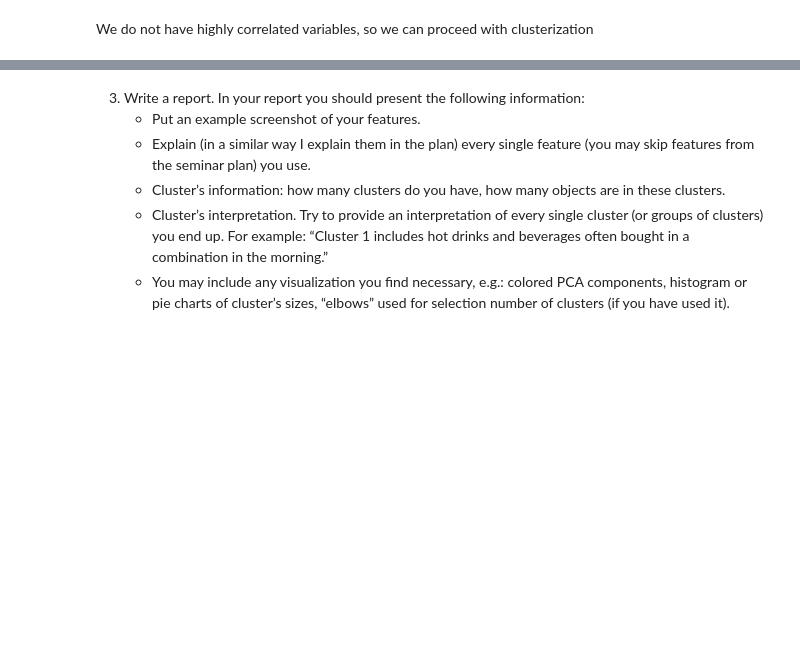
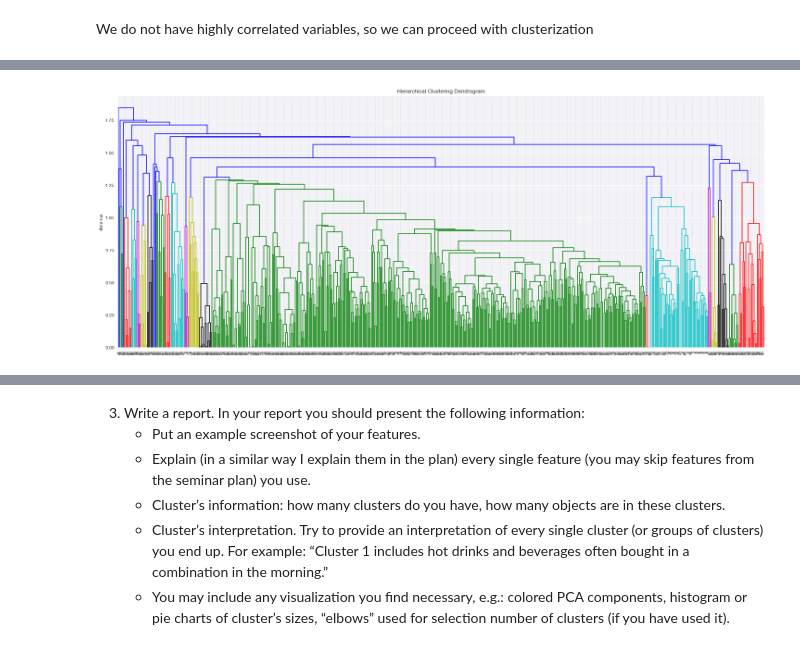
Before and after one commit to Mist3r-R/hse-sse-ds-business-2020, a Jupyter notebook: HW_5.ipynb, the cells around one changed output, grey strips where cells are left out. Saved outputs shown, nothing was run; the diff lists cells and outputs as text; code cells hidden in the pictures; blank space fills up the shorter version.

Commit message:
Fix clustering in HW5 task 1

```diff
--- a/HW_5.ipynb
+++ b/HW_5.ipynb
@@ -342,9 +396,11 @@ data.head()
 # %%
-# plt.figure(figsize=(25, 10))
-# plt.title('Hierarchical Clustering Dendrogram')
-# dendrogram = sch.dendrogram(sch.linkage(data, method='average'))
-# plt.ylabel('distance')
-# plt.show()
+plt.figure(figsize=(25, 10))
+plt.title('Hierarchical Clustering Dendrogram')
+dendrogram = sch.dendrogram(sch.linkage(data, method='average'))
+plt.ylabel('distance')
+plt.show()
+# %% [output]
+[figure, added]
 # %%
 sums = []
 K = range(1,80)
```
Also changed, not shown: parts of 26 cells of this notebook.
